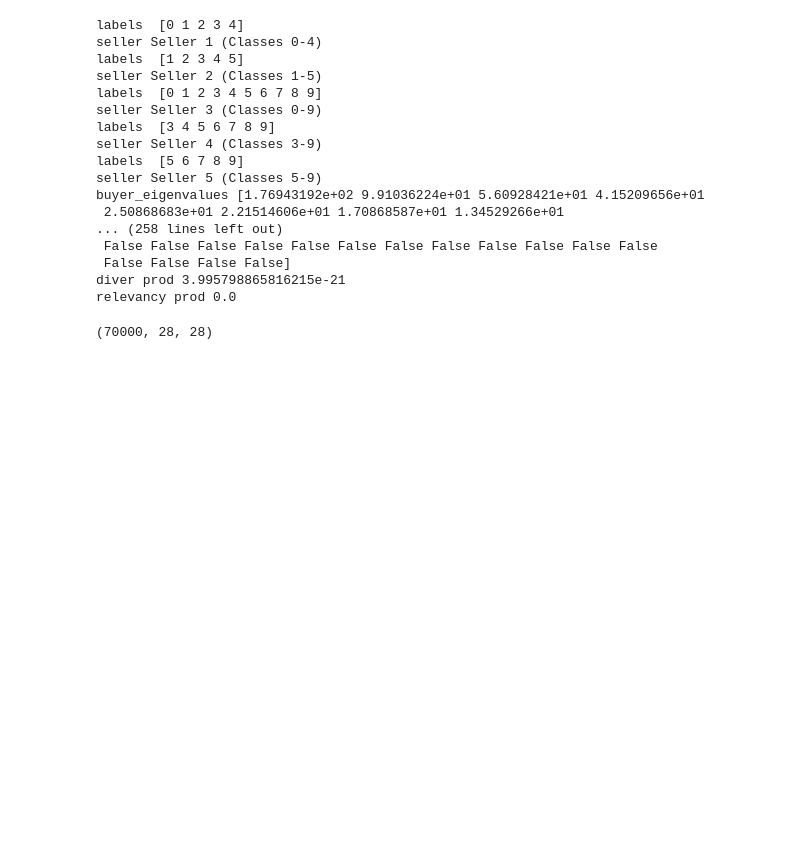
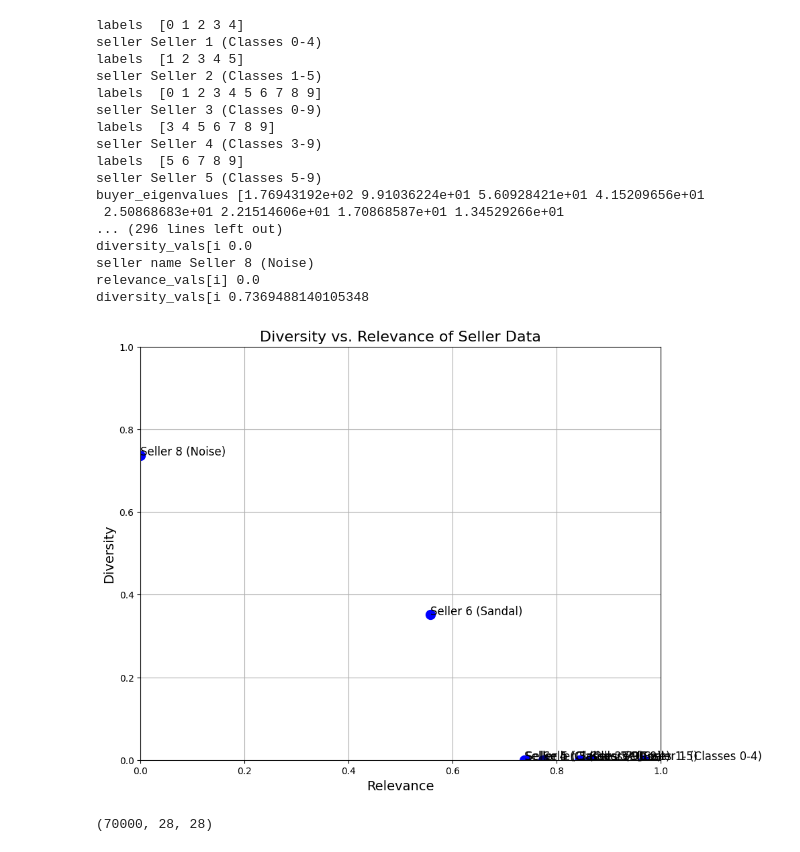
Before and after one commit to sadia-sigma-lab/task-agnostic-data-valuation, a Jupyter notebook: data_valuation.ipynb, the cells around one changed output. Saved outputs shown, nothing was run; the diff lists cells and outputs as text; code cells hidden in the pictures; blank space fills up the shorter version.

```diff
--- a/data_valuation.ipynb
+++ b/data_valuation.ipynb
@@ -32,7 +32,7 @@ def get_data(images, labels, classes, exclude_indices=set(), num_samples=10000):
 # Function to compute projected eigenvalues
 def compute_projected_eigenvalues(data, components, num_components):
     projected_data = np.dot(data, components.T)
-    covariance_matrix = np.cov(projected_data, rowvar=True)
+    covariance_matrix = np.cov(projected_data, rowvar=False)
     eigenvalues = np.linalg.eigvalsh(covariance_matrix)
     eigenvalues = np.flip(np.sort(eigenvalues))[:num_components]
     return eigenvalues
@@ -166,38 +166,39 @@ for idx, seller_images in enumerate(seller_images_list):
     relevance_vals.append(relevance)
 
 # Plot Diversity vs. Relevance
 plt.figure(figsize=(10, 8))
 plt.scatter(relevance_vals, diversity_vals, color='blue', s=100)
 for i, txt in enumerate(seller_names):
     print("seller name" , txt )
     print("relevance_vals[i]" , relevance_vals[i] )
     print("diversity_vals[i" , diversity_vals[i] )
     plt.annotate(txt, (relevance_vals[i], diversity_vals[i]), fontsize=12)
 plt.title("Diversity vs. Relevance of Seller Data", fontsize=16)
 plt.xlabel("Relevance", fontsize=14)
 plt.ylabel("Diversity", fontsize=14)
 plt.xlim(0, 1)
 plt.ylim(0, 1)
 plt.grid(True)
 plt.show()
 # %% [output]
 labels  [0 1 2 3 4]
 seller Seller 1 (Classes 0-4)
 labels  [1 2 3 4 5]
 seller Seller 2 (Classes 1-5)
 labels  [0 1 2 3 4 5 6 7 8 9]
 seller Seller 3 (Classes 0-9)
 labels  [3 4 5 6 7 8 9]
 seller Seller 4 (Classes 3-9)
 labels  [5 6 7 8 9]
 seller Seller 5 (Classes 5-9)
 buyer_eigenvalues [1.76943192e+02 9.91036224e+01 5.60928421e+01 4.15209656e+01
  2.50868683e+01 2.21514606e+01 1.70868587e+01 1.34529266e+01
-... (258 lines left out)
- False False False False False False False False False False False False
- False False False False]
-diver prod 3.995798865816215e-21
-relevancy prod 0.0
+... (296 lines left out)
+diversity_vals[i 0.0
+seller name Seller 8 (Noise)
+relevance_vals[i] 0.0
+diversity_vals[i 0.7369488140105348
+[figure, added]
 # %%
 fmnist_images.shape
 # %% [output]
```
